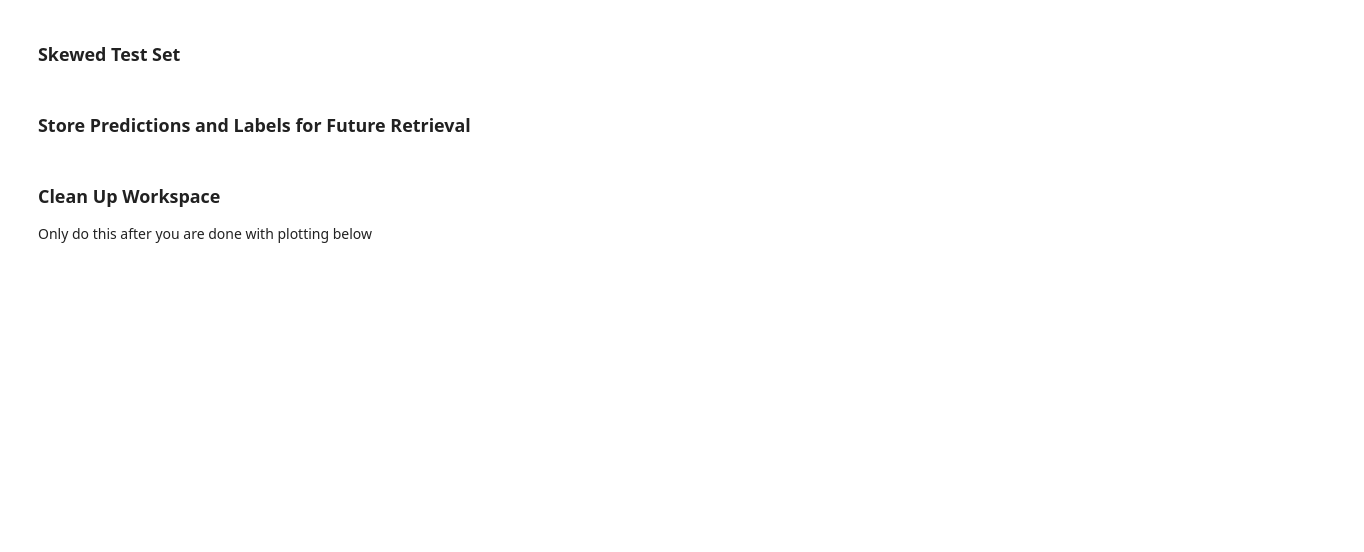
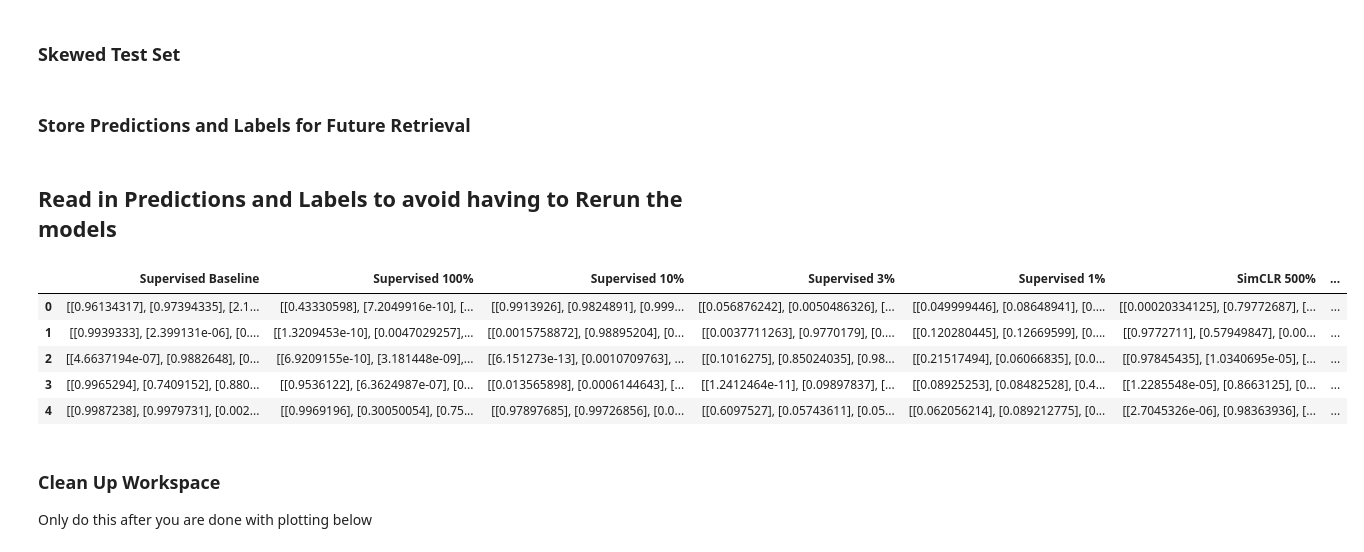
Before and after one commit to mariaauslander/capstone_fall20_irrigation, a Jupyter notebook: BigEarthData/epoch_metrics.ipynb, the cells around one changed output. Saved outputs shown, nothing was run; the diff lists cells and outputs as text; code cells hidden in the pictures; blank space fills up the shorter version.

```diff
--- a/BigEarthData/epoch_metrics.ipynb
+++ b/BigEarthData/epoch_metrics.ipynb
@@ -419,0 +467,2 @@ skewed_test_labels_df.to_pickle(os.path.join(model_path, 'skewed_test_labels.pkl
+# %% [markdown]
+## Read in Predictions and Labels to avoid having to Rerun the models
@@ -420,3 +474,12 @@ skewed_test_labels_df.to_pickle(os.path.join(model_path, 'skewed_test_labels.pkl
+# %%
+balanced_test_pred_df.head()
+# %% [output]
+|  | Supervised Baseline | Supervised 100% | Supervised 10% | Supervised 3% | Supervised 1% | SimCLR 500% | ... |
+| 0 | [[0.96134317], [0.97394335], [2.1... | [[0.43330598], [7.2049916e-10], [... | [[0.9913926], [0.9824891], [0.999... | [[0.056876242], [0.0050486326], [... | [[0.049999446], [0.08648941], [0.... | [[0.00020334125], [0.79772687], [... | ... |
+| 1 | [[0.9939333], [2.399131e-06], [0.... | [[1.3209453e-10], [0.0047029257],... | [[0.0015758872], [0.98895204], [0... | [[0.0037711263], [0.9770179], [0.... | [[0.120280445], [0.12669599], [0.... | [[0.9772711], [0.57949847], [0.00... | ... |
+| 2 | [[4.6637194e-07], [0.9882648], [0... | [[6.9209155e-10], [3.181448e-09],... | [[6.151273e-13], [0.0010709763], ... | [[0.1016275], [0.85024035], [0.98... | [[0.21517494], [0.06066835], [0.0... | [[0.97845435], [1.0340695e-05], [... | ... |
+| 3 | [[0.9965294], [0.7409152], [0.880... | [[0.9536122], [6.3624987e-07], [0... | [[0.013565898], [0.0006144643], [... | [[1.2412464e-11], [0.09897837], [... | [[0.08925253], [0.08482528], [0.4... | [[1.2285548e-05], [0.8663125], [0... | ... |
+| 4 | [[0.9987238], [0.9979731], [0.002... | [[0.9969196], [0.30050054], [0.75... | [[0.97897685], [0.99726856], [0.0... | [[0.6097527], [0.05743611], [0.05... | [[0.062056214], [0.089212775], [0... | [[2.7045326e-06], [0.98363936], [... | ... |
 # %% [markdown]
 ### Clean Up Workspace
 
```
Also changed, not shown: parts of 17 cells of this notebook, 17 other files.
